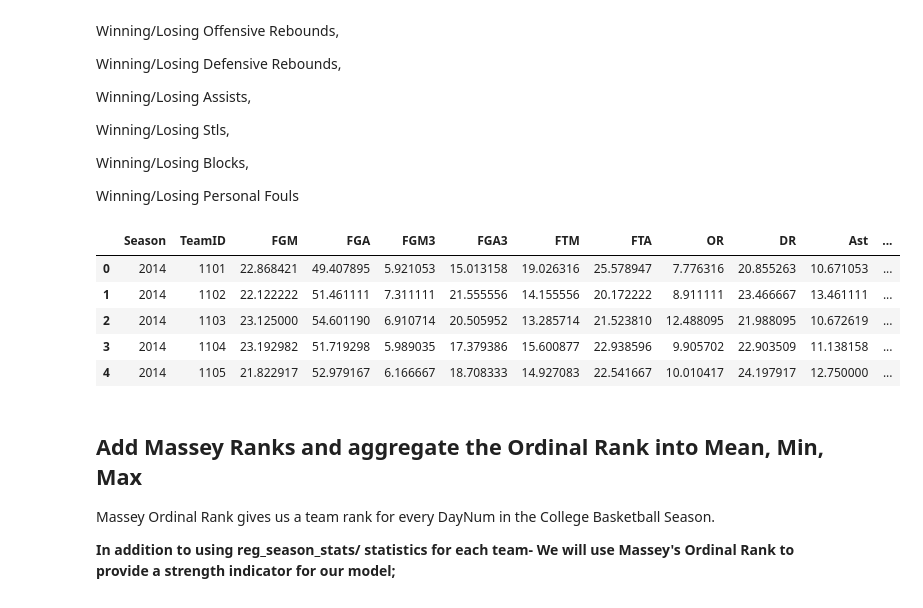
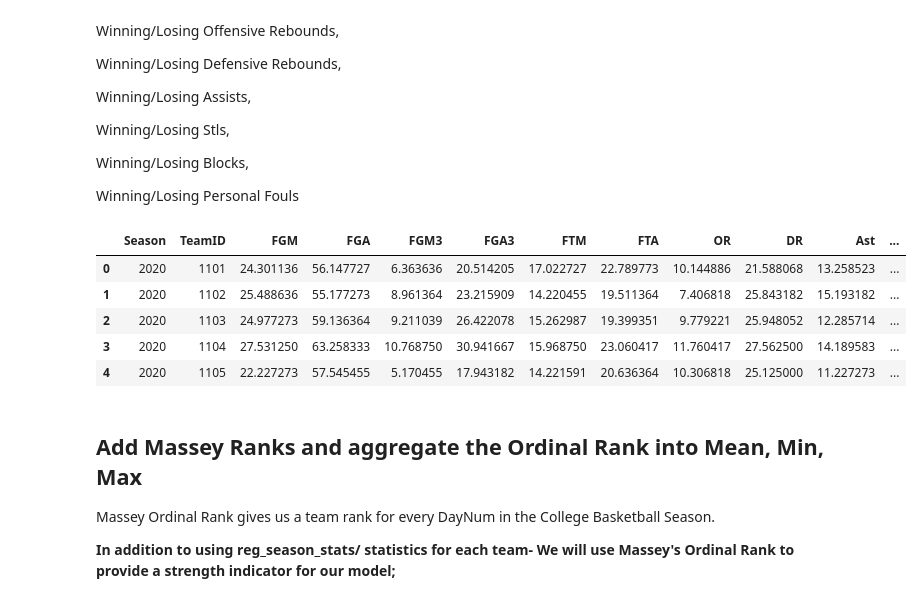
Before and after one commit to racruz25/group_project, a Jupyter notebook: Random_Forest_Model.ipynb, the cells around one changed output. Drawn from its saved outputs; the diff is of its cells as text; code cells hidden in the pictures.

```diff
--- a/Random_Forest_Model.ipynb
+++ b/Random_Forest_Model.ipynb
@@ -104,38 +113,38 @@ Winning/Losing Personal Fouls
 # %%
 # 6) Use most updated ../mens-march-mania-2022/MDataFiles_Stage2/MRegularSeasonDetailedResults file to retrieve season results
 ## 03/12/2022 - Aggregate Stats into WTeamID Stats/ LTeamIDStats
 
 SeasonResults = pd.read_csv(files[4])
 SeasonResults = SeasonResults.copy()
-SeasonResults = SeasonResults[SeasonResults['Season'] >= 2014].reset_index(drop=True)
+SeasonResults = SeasonResults[SeasonResults['Season'] >= 2020].reset_index(drop=True)
 #SeasonResults
 
 winning_cols = ['Season', 'WTeamID', 'WLoc', 'WFGM', 'WFGA', 'WFGM3', 'WFGA3', 'WFTM', 'WFTA', 'WOR', 'WDR', 'WAst', 'WTO', 'WStl', 'WBlk', 'WPF']
 losing_cols = ['Season', 'LTeamID', 'LFGM', 'LFGA', 'LFGM3', 'LFGA3', 'LFTM', 'LFTA', 'LOR', 'LDR', 'LAst', 'LTO', 'LStl', 'LBlk', 'LPF']
 columns = ['Season', 'TeamID', 'FGM', 'FGA', 'FGM3', 'FGA3', 'FTM', 'FTA', 'OR', 'DR', 'Ast', 'TO', 'Stl', 'Blk', 'PF']
 
 winning_stats = SeasonResults[winning_cols].groupby(['Season', 'WTeamID']).mean().reset_index()
 winning_stats.columns = columns
 
 losing_stats = SeasonResults[losing_cols].groupby(['Season', 'LTeamID']).mean().reset_index()
 losing_stats.columns = columns
 
 reg_season_stats = pd.concat([winning_stats, losing_stats]).groupby(['Season', 'TeamID']).mean().reset_index()
 
 reg_season_stats['id'] = reg_season_stats.Season.astype(str) + reg_season_stats.TeamID.astype(str)
 
 
 reg_season_stats.head()
 #reg_season_stats.to_csv('GroupProj_RegSeas_DF_N.csv', encoding='utf-8', index=False)
 
 # 2010 - 2022
 # %% [output]
 |  | Season | TeamID | FGM | FGA | FGM3 | FGA3 | FTM | FTA | OR | DR | Ast | ... |
-| 0 | 2014 | 1101 | 22.868421 | 49.407895 | 5.921053 | 15.013158 | 19.026316 | 25.578947 | 7.776316 | 20.855263 | 10.671053 | ... |
-| 1 | 2014 | 1102 | 22.122222 | 51.461111 | 7.311111 | 21.555556 | 14.155556 | 20.172222 | 8.911111 | 23.466667 | 13.461111 | ... |
-| 2 | 2014 | 1103 | 23.125000 | 54.601190 | 6.910714 | 20.505952 | 13.285714 | 21.523810 | 12.488095 | 21.988095 | 10.672619 | ... |
-| 3 | 2014 | 1104 | 23.192982 | 51.719298 | 5.989035 | 17.379386 | 15.600877 | 22.938596 | 9.905702 | 22.903509 | 11.138158 | ... |
-| 4 | 2014 | 1105 | 21.822917 | 52.979167 | 6.166667 | 18.708333 | 14.927083 | 22.541667 | 10.010417 | 24.197917 | 12.750000 | ... |
+| 0 | 2020 | 1101 | 24.301136 | 56.147727 | 6.363636 | 20.514205 | 17.022727 | 22.789773 | 10.144886 | 21.588068 | 13.258523 | ... |
+| 1 | 2020 | 1102 | 25.488636 | 55.177273 | 8.961364 | 23.215909 | 14.220455 | 19.511364 | 7.406818 | 25.843182 | 15.193182 | ... |
+| 2 | 2020 | 1103 | 24.977273 | 59.136364 | 9.211039 | 26.422078 | 15.262987 | 19.399351 | 9.779221 | 25.948052 | 12.285714 | ... |
+| 3 | 2020 | 1104 | 27.531250 | 63.258333 | 10.768750 | 30.941667 | 15.968750 | 23.060417 | 11.760417 | 27.562500 | 14.189583 | ... |
+| 4 | 2020 | 1105 | 22.227273 | 57.545455 | 5.170455 | 17.943182 | 14.221591 | 20.636364 | 10.306818 | 25.125000 | 11.227273 | ... |
 # %%
 # # # # 2003 - 2010
 # massey_ratings = pd.read_csv(files[3])
```
Also changed, not shown: parts of 14 cells of this notebook.
